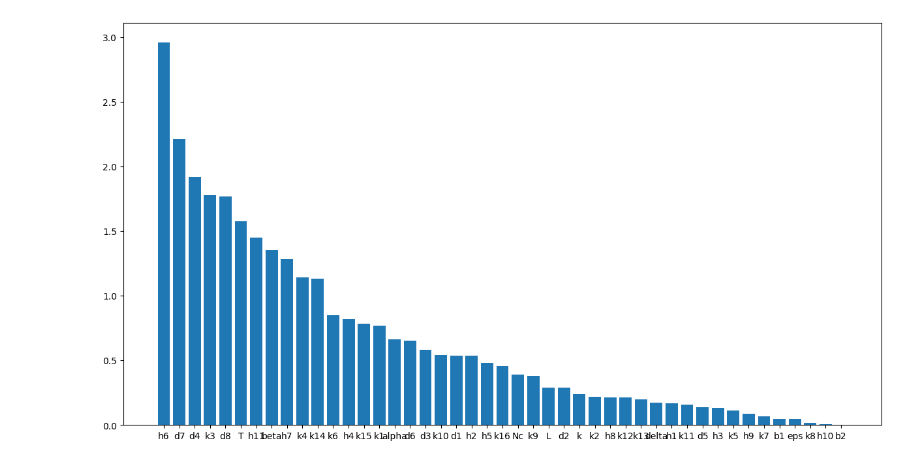
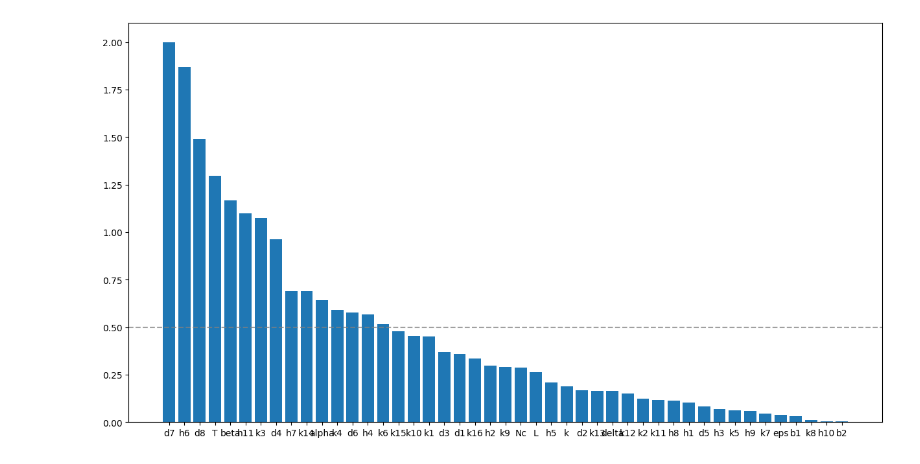
Before and after one commit to aayres22/ITIS_Analysis, a Jupyter notebook: GlobalSensitivities.ipynb, the cells around one changed output. Drawn from its saved outputs; the diff is of its cells as text; code cells hidden in the pictures.

Commit message:
Rankings now generated using nominal values. WLS and local sensitivity run with these rankings

```diff
--- a/GlobalSensitivities.ipynb
+++ b/GlobalSensitivities.ipynb
@@ -231,7 +102,6 @@ data_sol = odeint(ITIS, IC, t_data, args = (param_log,), **ode_options)
 mu, mu_star, sigma = Morris(get_model_output, UB,LB)
 # %%
 p = len(param)
-
 
 paramtitles = ['d1',
 'k1','k2','h1','h2','h3','d2',
@@ -253,7 +123,7 @@ tpoints = len(mu[0][0])
 #output_ids = [3, 6, 7] # TNF + ACTH + Cort
 #output_ids = [3,4,6,7] #TNF + IL10 + ACTH + Cort
 #~~~~~~~~~~~~~~~~~~
-design = [3,4,6,7]
+design = [6,7]
 rank_id = np.zeros(len(paramtitles))
 for k in range(len(states)):
 
@@ -267,21 +137,6 @@ for k in range(len(states)):
     if k in design:
         metric = np.sqrt(np.array(mu_starAverages)**2 + np.array(sigma_Averages)**2)
         rank_id =  rank_id + metric/max(metric)#np.sqrt(np.array(mu_starAverages)**2 + np.array(sigma_Averages)**2)
-
-
-    ##sort rank, and organize by param name
-
-
-    #Plot Morris for CRH + ACTH + cort over time for one param(DOES THIS EVEN MAKE SENSE?)
-    # theta = 30
-    # fig, ax = plt.subplots()
-    # ax.plot(t_data, mu_star[k][theta], label='mu*')
-    # # ax.plot(t_data, sigma[theta], label = 'sigma')
-    # ax.set_title("Morris effects over time for " + paramtitles[theta])
-    # plt.legend()
-    # #plt.savefig('C:\\Users\\ayres\\Desktop\\RESEARCH, GRANTS, LIFE!!!!\\ITIS Analysis 25-26\\MorrisOverTimeh4.png')
-    # plt.show()
-
 
     #Ranking procedure:
 
@@ -333,13 +180,14 @@ for k in range(len(states)):
 # %%
 rank_indexed = zip(rank_id,paramtitles)
 rank_sorted = sorted(rank_indexed, reverse = True)
 rank_value, param_sorted = zip(*rank_sorted)
 plt.figure(figsize = (15,8))
 plt.bar(param_sorted,rank_value)
-#plt.savefig("C:\\Users\\ayres\\Desktop\\ITIS_Repo\\paramRankings\\rankings_Design_3.png")
+plt.axhline(rank_value[0]*0.25,color='gray', linestyle='--', alpha = .75)
+#plt.savefig("C:\\Users\\ayres\\Desktop\\ITIS_Repo\\paramRankings\\rankings_Design_1.png")
 plt.show()
 # %% [output]
-[figure, old version]
+[figure, new version]
 # %%
 ##Save rankings
 
```
Also changed, not shown: parts of 5 cells of this notebook, 21 other files.
